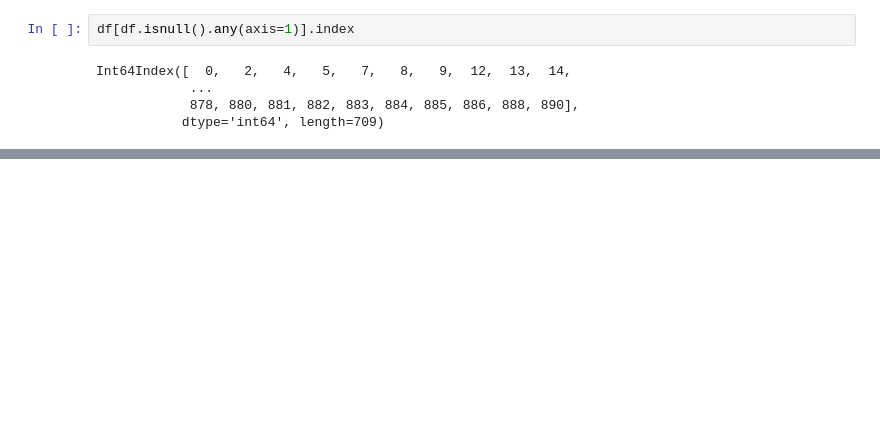
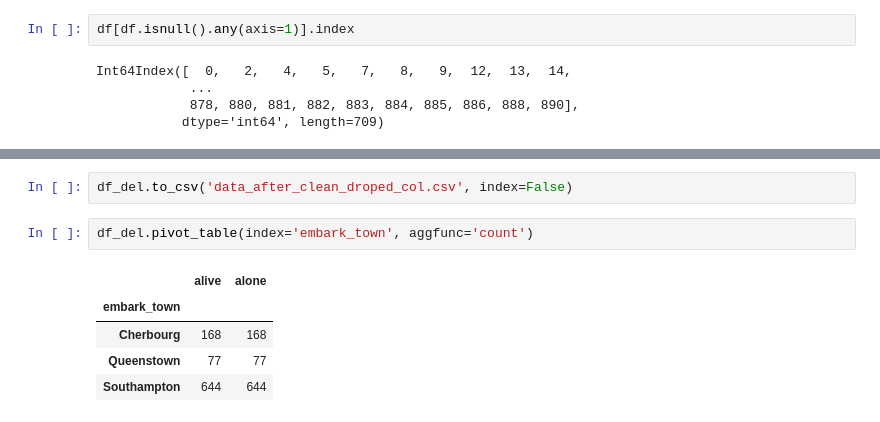
Before and after one commit to Yayawak/Matplotlib-learn-project, a Jupyter notebook: Basic pandas/clean-missing_data/missing_data_deal.ipynb, the cells around one changed output, grey strips where cells are left out. Drawn from its saved outputs; the diff is of its cells as text; blank space fills up the shorter version.

```diff
--- a/Basic pandas/clean-missing_data/missing_data_deal.ipynb
+++ b/Basic pandas/clean-missing_data/missing_data_deal.ipynb
@@ -177,0 +248,10 @@ df.age.isnull().sum()
+# %%
+df_del.to_csv('data_after_clean_droped_col.csv', index=False)
+# %%
+df_del.pivot_table(index='embark_town', aggfunc='count')
+# %% [output]
+|  | alive | alone |
+| embark_town |  |  |
+| Cherbourg | 168 | 168 |
+| Queenstown | 77 | 77 |
+| Southampton | 644 | 644 |
```
Also changed, not shown: parts of 17 cells of this notebook, 8 other files.
